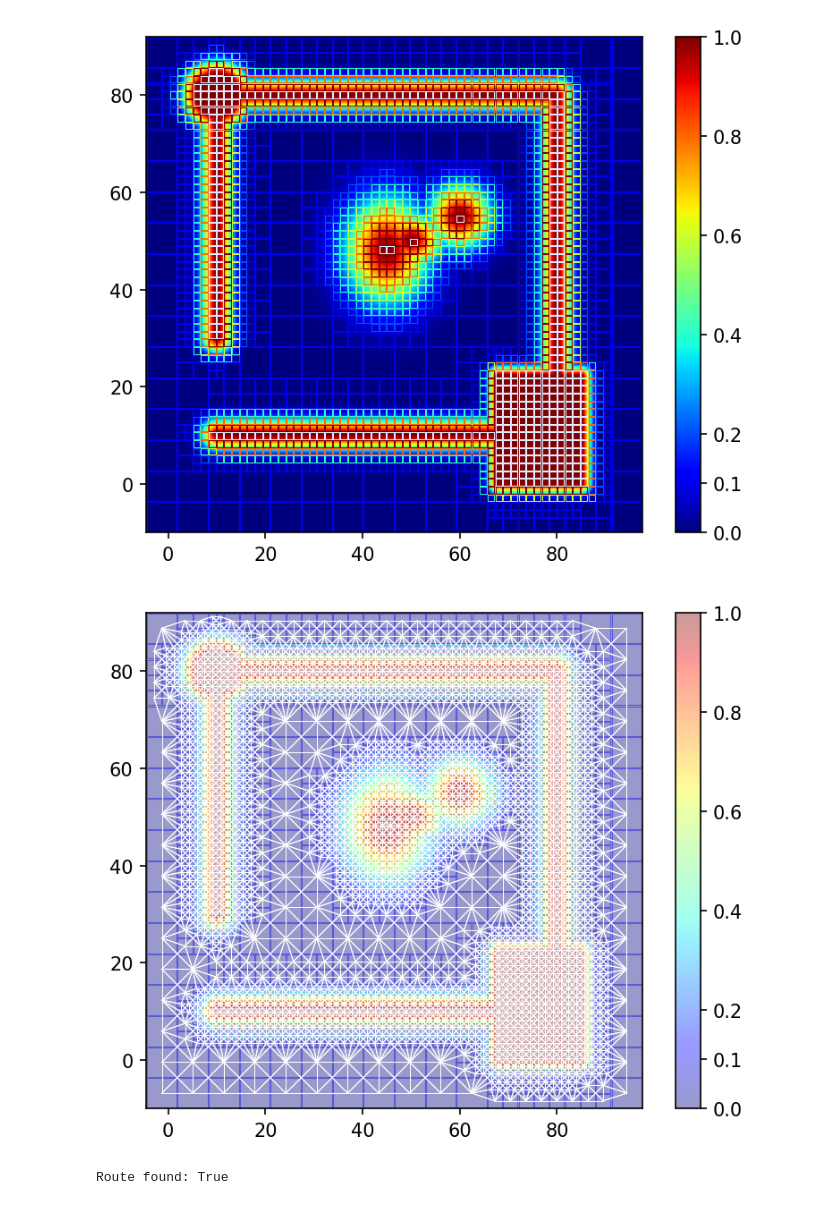
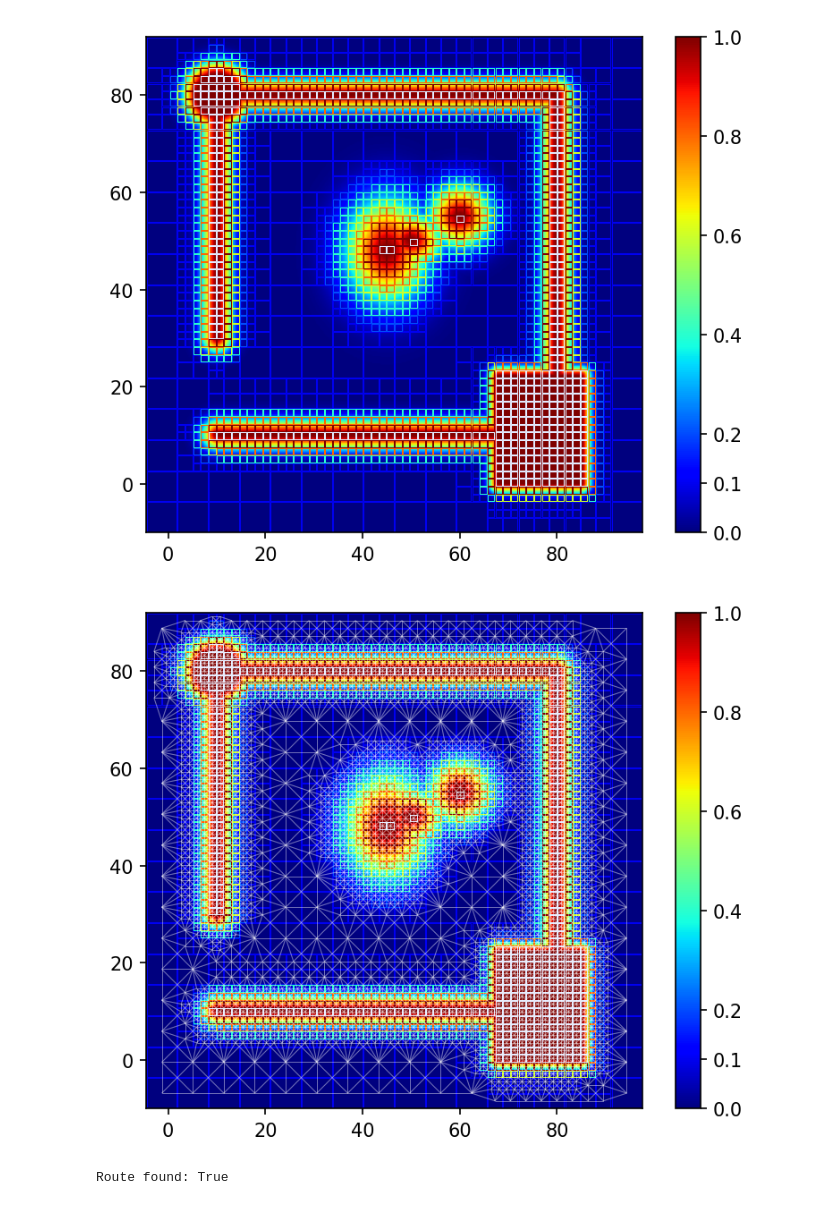
Before and after one commit to wzjoriv/Larp, a Jupyter notebook: presentation.ipynb, the cells around one changed output. Drawn from its saved outputs; the diff is of its cells as text; code cells hidden in the pictures.

```diff
--- a/presentation.ipynb
+++ b/presentation.ipynb
@@ -7,16 +9,15 @@ import larp.io as lpio
 field = lpio.loadRGeoJSONFile("test/data.rgj")
 field.size += 20
 # %%
-display = field.to_image(resolution=400)
+display, extent = field.to_image(resolution=400)
 
 plt.figure(dpi=150)
-plt.imshow(display, cmap='jet', extent=field.get_extent())
+plt.imshow(display, cmap='jet', extent=extent)
 plt.colorbar()
 plt.clim(0.0,1.0)
 plt.show()
 # %% [output]
 [figure]
 # %%
-edges = [0.1, 0.2, 0.4, 0.6, 0.8]
-quadtree = larp.quad.QuadTree(field, minimum_length_limit=1, maximum_length_limit=10, edge_bounds=edges)
-quadtree.build()
+potential_caps = [0.1, 0.2, 0.4, 0.6, 0.8]
+quadtree = larp.quad.QuadTree(field, minimum_length_limit=1, maximum_length_limit=10, edge_bounds=potential_caps)
@@ -42,15 +39,24 @@ routing_network = larp.network.RoutingNetwork(quadtree=quadtree, build_network=T
+# %%
+planner = larp.pp.QuadPlanner(quadtree)
+quad_network = planner.network
 # %%
-routes_lines = routing_network.to_routes_lines_collection()
+routes_lines = quad_network.to_line_collection()
 
-plt.figure(dpi=150)
-plt.imshow(display, cmap='jet', extent=field.get_extent(), alpha=0.4)
-plt.colorbar().set_ticks([0.0] + edges + [1.0])
+fig, ax = plt.subplots(dpi=150)
+img = ax.imshow(display, cmap='jet', extent=extent)
+plt.colorbar(img, ax=ax).set_ticks([0.0] + potential_caps + [1.0])
+
+# Plot quad boundaries
 for i in range(0, len(boundaries_lines), 2):
-    zone = boundaries_lines_zones[i//2]
+    zone = boundaries_lines_zones[i // 2]
     c = cm.jet(quadtree.ZONEToMaxRANGE[zone]) if zone > 0 else "#e4ebff"
-    plt.plot(*boundaries_lines[i:i+2], c=c, alpha=0.4, linewidth=0.5)
-plt.plot(*routes_lines, color="#fff", alpha=1.0, linewidth=0.5)
+    ax.plot(*boundaries_lines[i:i+2], c=c, linewidth=0.5)
+
+# Add route lines
+network_lines = quad_network.to_line_collection()
+lc = LineCollection(network_lines, color="#fff", alpha=0.25, linewidth=0.5)
+ax.add_collection(lc)
 plt.show()
 # %% [output]
-[figure, old version]
+[figure, new version]
 # %%
```
Also changed, not shown: parts of 8 cells of this notebook, 12 other files.
